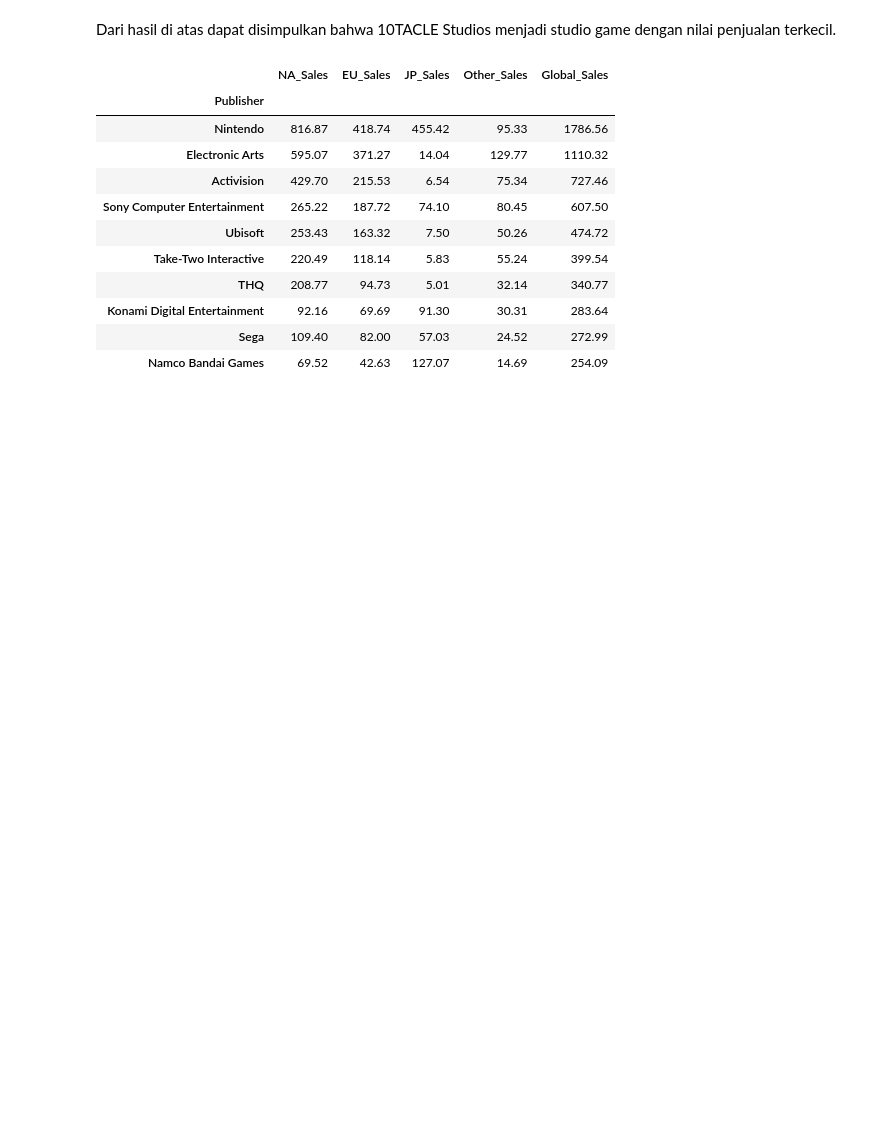
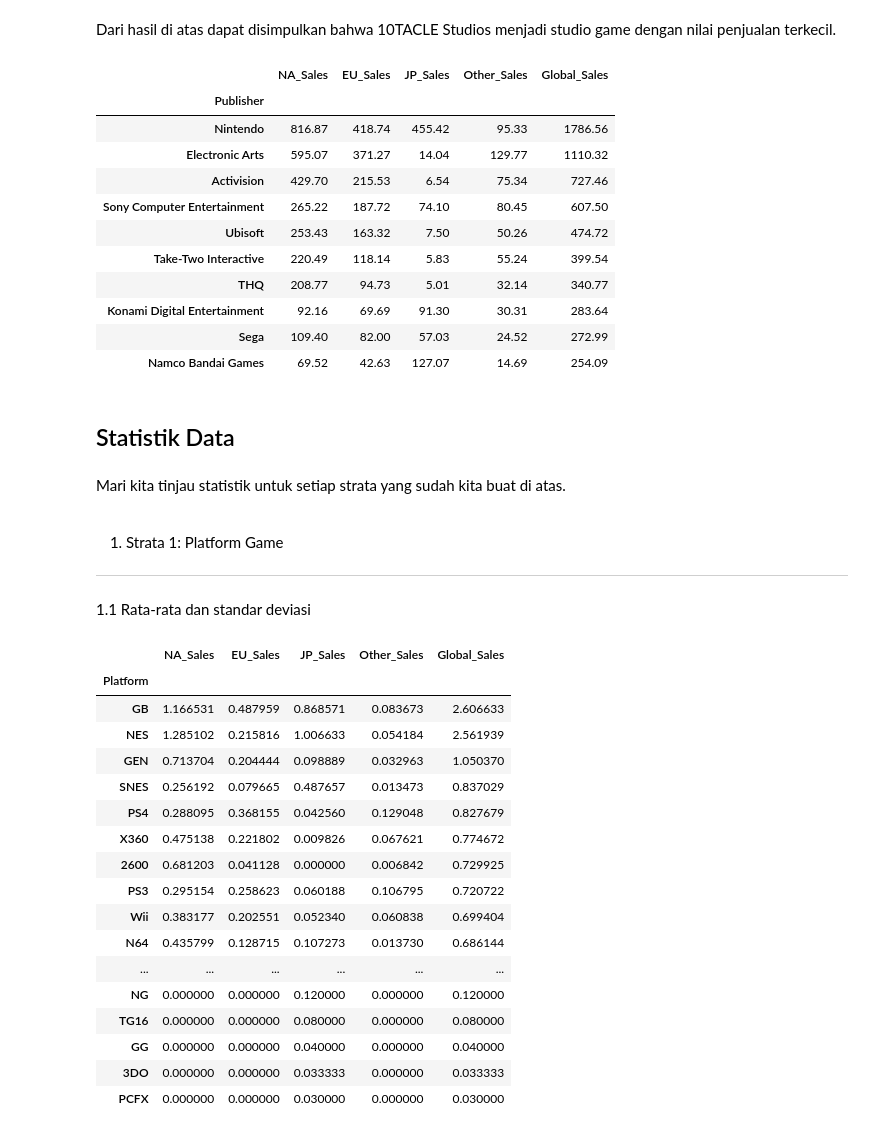
Before and after one commit to nexusprime-hak/Tubes-Pengkom-K-20-2023_2, a Jupyter notebook: Tugas_5.ipynb, the cells around one changed output. Cells and saved outputs as stored; diff of their text form; code cells hidden in the pictures; blank space fills up the shorter version.

```diff
--- a/Tugas_5.ipynb
+++ b/Tugas_5.ipynb
@@ -184,3 +239,33 @@ pub.sort_values(by="Global_Sales",ascending=False).head(10)
 | Konami Digital Entertainment | 92.16 | 69.69 | 91.30 | 30.31 | 283.64 |
 | Sega | 109.40 | 82.00 | 57.03 | 24.52 | 272.99 |
 | Namco Bandai Games | 69.52 | 42.63 | 127.07 | 14.69 | 254.09 |
+# %% [markdown]
+<h2>Statistik Data</h2>
+# %% [markdown]
+Mari kita tinjau statistik untuk setiap strata yang sudah kita buat di atas.<br><br>
+1. Strata 1: Platform Game<br>
+<hr>
+# %% [markdown]
+1.1 Rata-rata dan standar deviasi
+# %%
+platform_mean = platform.drop(columns=['Year','Name','Genre','Publisher'])
+platform_mean.groupby(by="Platform").mean().sort_values(by="Global_Sales", ascending=False)
+# %% [output]
+|  | NA_Sales | EU_Sales | JP_Sales | Other_Sales | Global_Sales |
+| Platform |  |  |  |  |  |
+| GB | 1.166531 | 0.487959 | 0.868571 | 0.083673 | 2.606633 |
+| NES | 1.285102 | 0.215816 | 1.006633 | 0.054184 | 2.561939 |
+| GEN | 0.713704 | 0.204444 | 0.098889 | 0.032963 | 1.050370 |
+| SNES | 0.256192 | 0.079665 | 0.487657 | 0.013473 | 0.837029 |
+| PS4 | 0.288095 | 0.368155 | 0.042560 | 0.129048 | 0.827679 |
+| X360 | 0.475138 | 0.221802 | 0.009826 | 0.067621 | 0.774672 |
+| 2600 | 0.681203 | 0.041128 | 0.000000 | 0.006842 | 0.729925 |
+| PS3 | 0.295154 | 0.258623 | 0.060188 | 0.106795 | 0.720722 |
+| Wii | 0.383177 | 0.202551 | 0.052340 | 0.060838 | 0.699404 |
+| N64 | 0.435799 | 0.128715 | 0.107273 | 0.013730 | 0.686144 |
+| ... | ... | ... | ... | ... | ... |
+| NG | 0.000000 | 0.000000 | 0.120000 | 0.000000 | 0.120000 |
+| TG16 | 0.000000 | 0.000000 | 0.080000 | 0.000000 | 0.080000 |
+| GG | 0.000000 | 0.000000 | 0.040000 | 0.000000 | 0.040000 |
+| 3DO | 0.000000 | 0.000000 | 0.033333 | 0.000000 | 0.033333 |
+| PCFX | 0.000000 | 0.000000 | 0.030000 | 0.000000 | 0.030000 |
```
Also changed, not shown: parts of 44 cells of this notebook.
